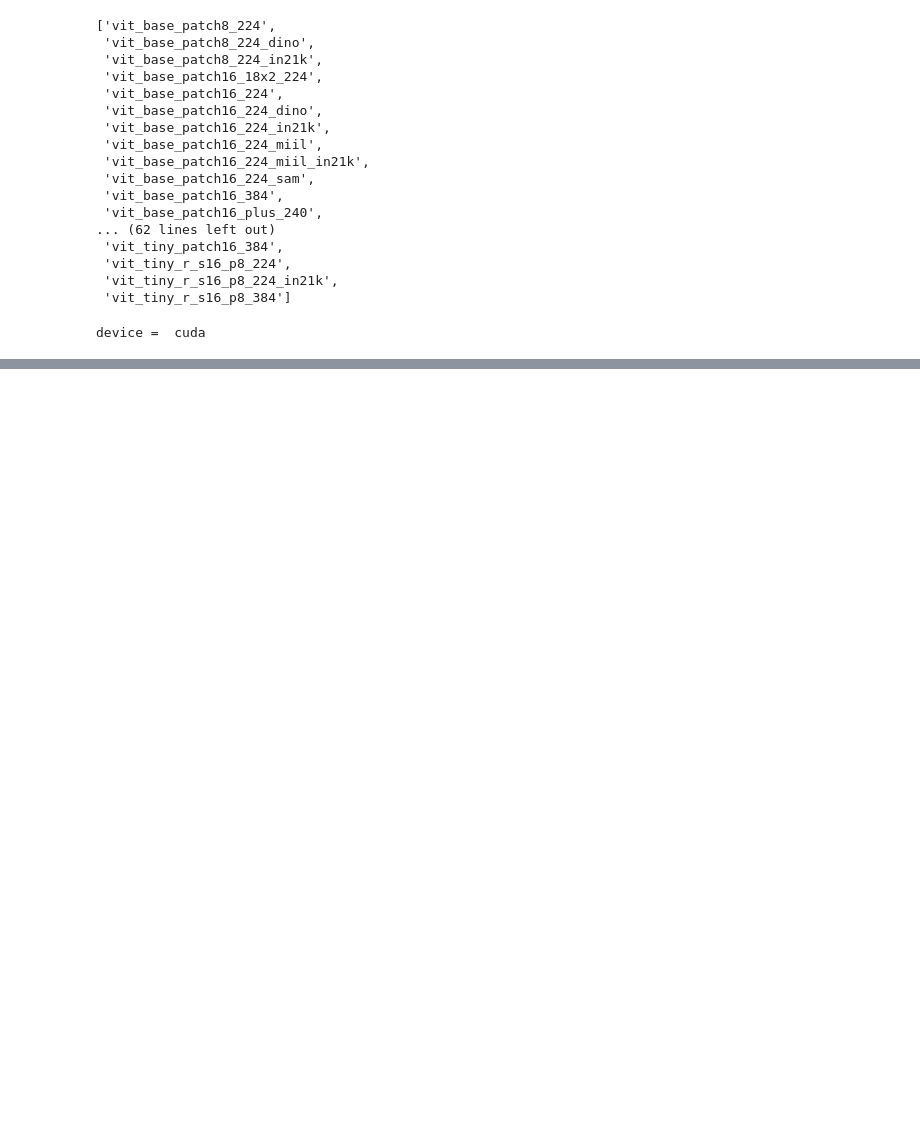
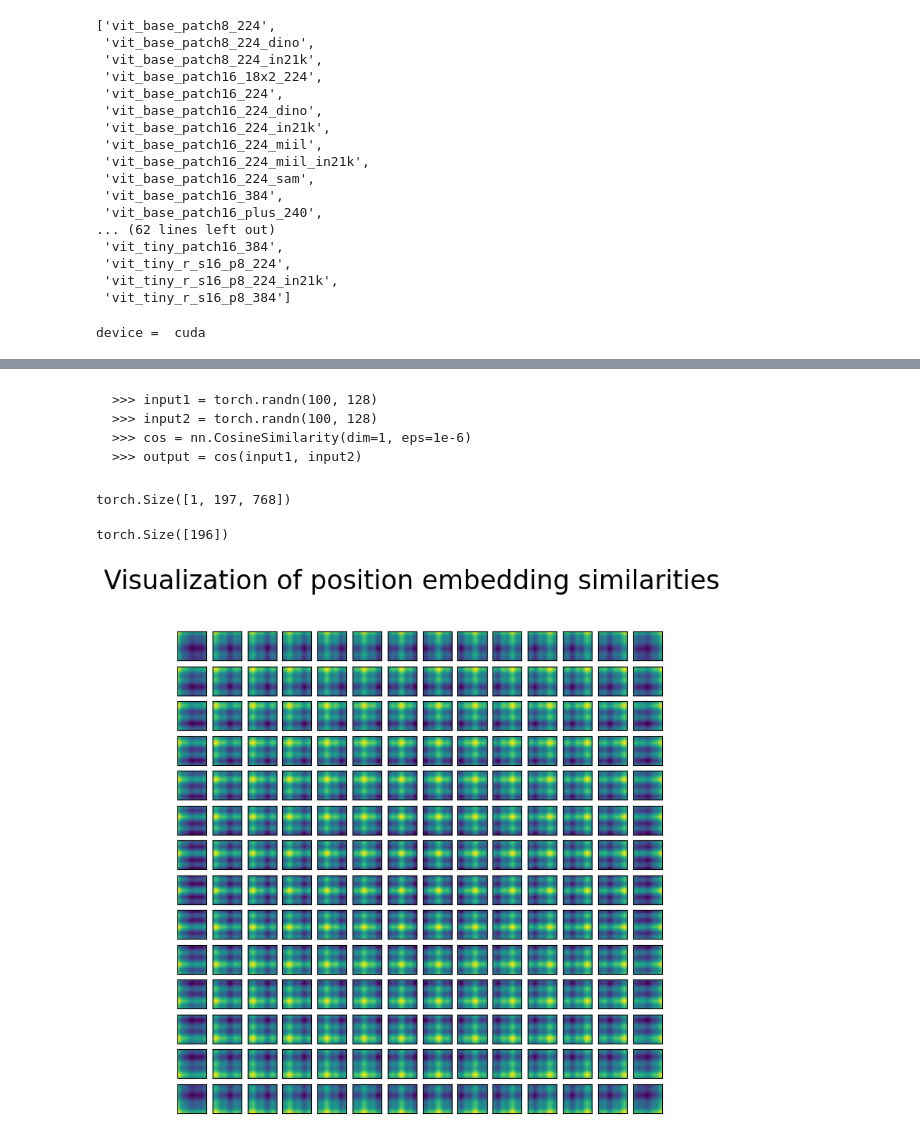
Before and after one commit to mostafa-ja/Transformers, a Jupyter notebook: Vision_Transformer.ipynb, the cells around one changed output, grey strips where cells are left out. Cells and saved outputs as stored; diff of their text form; code cells hidden in the pictures; blank space fills up the shorter version.

````diff
--- a/Vision_Transformer.ipynb
+++ b/Vision_Transformer.ipynb
@@ -43,0 +250,35 @@ device =  cuda
+# %% [markdown]
+
+
+```
+>>> input1 = torch.randn(100, 128)
+>>> input2 = torch.randn(100, 128)
+>>> cos = nn.CosineSimilarity(dim=1, eps=1e-6)
+>>> output = cos(input1, input2)
+```
+# %%
+pos_embed = model.pos_embed
+print(pos_embed.shape)
+# %% [output]
+torch.Size([1, 197, 768])
+# %%
+cos(pos_embed[0, 0:1], pos_embed[0, 1:]).shape
+# %% [output]
+torch.Size([196])
+# %%
+# Visualize position embedding similarities.
+# One cell shows cos similarity between an embedding and all the other embeddings.
+
+
+cos = torch.nn.CosineSimilarity(dim=1, eps=1e-6)
+fig = plt.figure(figsize=(8, 8))
+fig.suptitle("Visualization of position embedding similarities", fontsize=24)
+for i in range(1, pos_embed.shape[1]):
+    sim = cos(pos_embed[0, i:i+1], pos_embed[0, 1:])
+    sim = sim.reshape((14, 14)).detach().cpu().numpy()
+    ax = fig.add_subplot(14, 14, i)
+    ax.axes.get_xaxis().set_visible(False)
+    ax.axes.get_yaxis().set_visible(False)
+    ax.imshow(sim)
+# %% [output]
+[figure, added]
````
Also changed, not shown: parts of 21 cells of this notebook.
